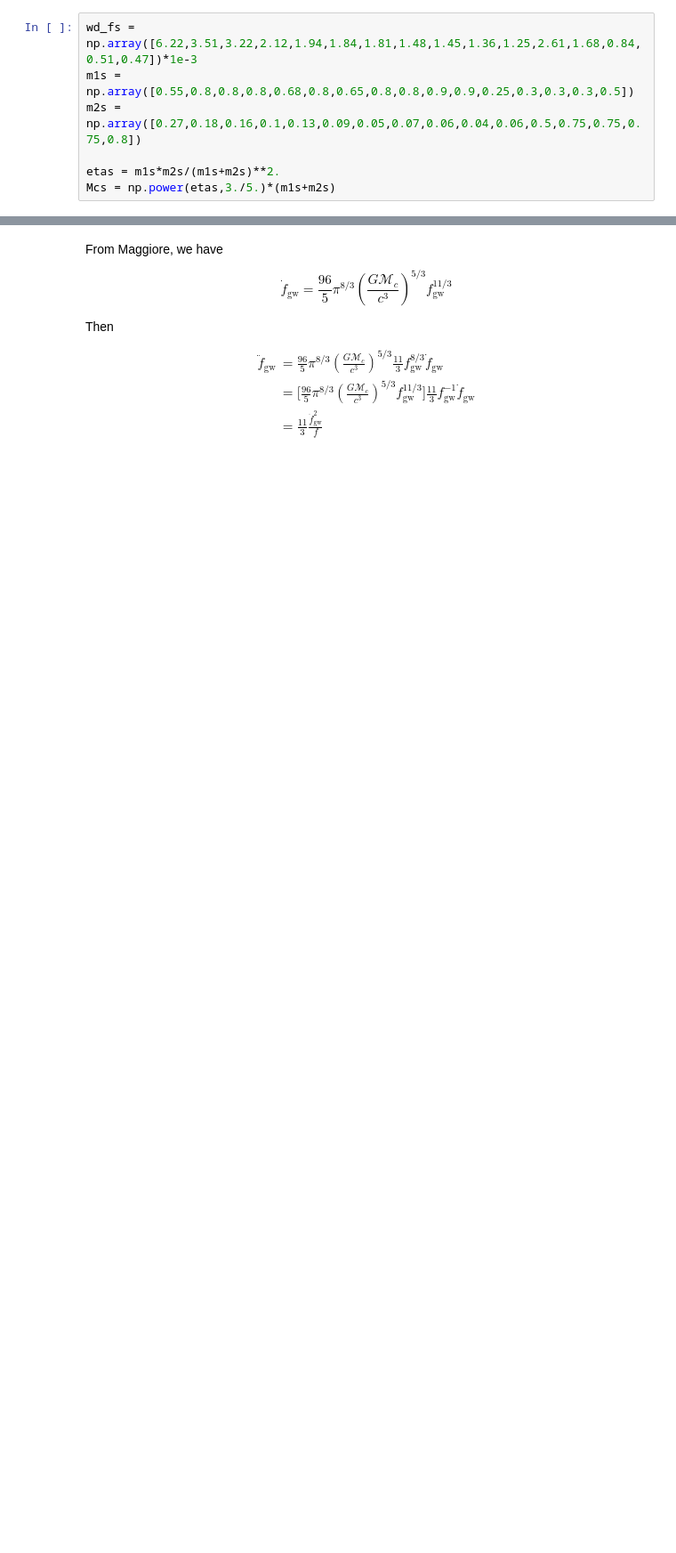
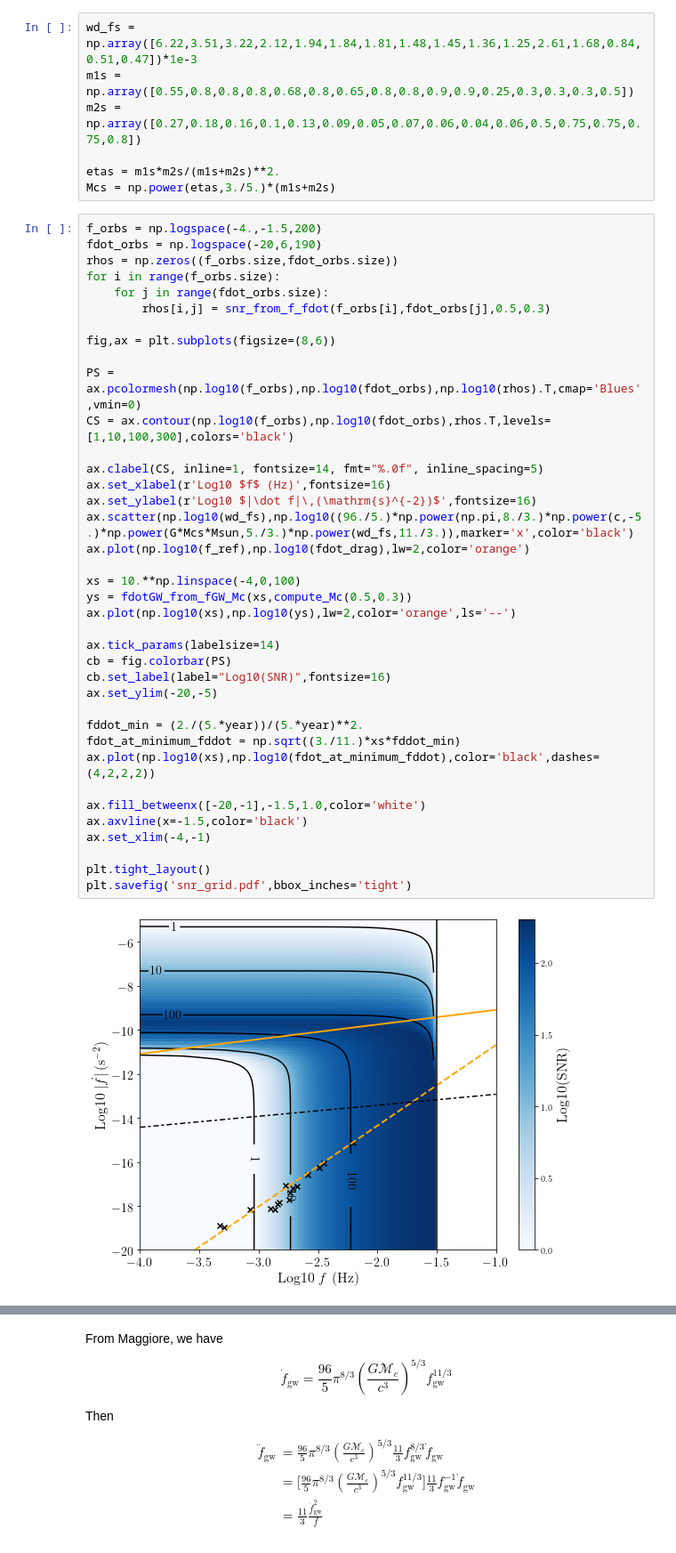
Before and after one commit to tcallister/LISA-and-CE-Evolution, a Jupyter notebook: SNR_grid.ipynb, the cells around one changed output, grey strips where cells are left out. Shown at 89% size. Drawn from its saved outputs; the diff is of its cells as text; blank space fills up the shorter version.

```diff
--- a/SNR_grid.ipynb
+++ b/SNR_grid.ipynb
@@ -212,6 +212,46 @@ m2s = np.array([0.27,0.18,0.16,0.1,0.13,0.09,0.05,0.07,0.06,0.04,0.06,0.5,0.75,0
 
 etas = m1s*m2s/(m1s+m2s)**2.
 Mcs = np.power(etas,3./5.)*(m1s+m2s)
+# %%
+f_orbs = np.logspace(-4.,-1.5,200)
+fdot_orbs = np.logspace(-20,6,190)
+rhos = np.zeros((f_orbs.size,fdot_orbs.size))
+for i in range(f_orbs.size):
+    for j in range(fdot_orbs.size):
+        rhos[i,j] = snr_from_f_fdot(f_orbs[i],fdot_orbs[j],0.5,0.3)
+
+fig,ax = plt.subplots(figsize=(8,6))
+
+PS = ax.pcolormesh(np.log10(f_orbs),np.log10(fdot_orbs),np.log10(rhos).T,cmap='Blues',vmin=0)
+CS = ax.contour(np.log10(f_orbs),np.log10(fdot_orbs),rhos.T,levels=[1,10,100,300],colors='black')
+
+ax.clabel(CS, inline=1, fontsize=14, fmt="%.0f", inline_spacing=5)
+ax.set_xlabel(r'Log10 $f$ (Hz)',fontsize=16)
+ax.set_ylabel(r'Log10 $|\dot f|\,(\mathrm{s}^{-2})$',fontsize=16)
+ax.scatter(np.log10(wd_fs),np.log10((96./5.)*np.power(np.pi,8./3.)*np.power(c,-5.)*np.power(G*Mcs*Msun,5./3.)*np.power(wd_fs,11./3.)),marker='x',color='black')
+ax.plot(np.log10(f_ref),np.log10(fdot_drag),lw=2,color='orange')
+
+xs = 10.**np.linspace(-4,0,100)
+ys = fdotGW_from_fGW_Mc(xs,compute_Mc(0.5,0.3))
+ax.plot(np.log10(xs),np.log10(ys),lw=2,color='orange',ls='--')
+
+ax.tick_params(labelsize=14)
+cb = fig.colorbar(PS)
+cb.set_label(label="Log10(SNR)",fontsize=16)
+ax.set_ylim(-20,-5)
+
+fddot_min = (2./(5.*year))/(5.*year)**2.
+fdot_at_minimum_fddot = np.sqrt((3./11.)*xs*fddot_min)
+ax.plot(np.log10(xs),np.log10(fdot_at_minimum_fddot),color='black',dashes=(4,2,2,2))
+
+ax.fill_betweenx([-20,-1],-1.5,1.0,color='white')
+ax.axvline(x=-1.5,color='black')
+ax.set_xlim(-4,-1)
+
+plt.tight_layout()
+plt.savefig('snr_grid.pdf',bbox_inches='tight')
+# %% [output]
+[figure, added]
 # %%
 f_orbs = np.logspace(-4.,0,90)
 fdot_orbs = np.logspace(-20,6,90)
```
Also changed, not shown: parts of 4 cells of this notebook.
